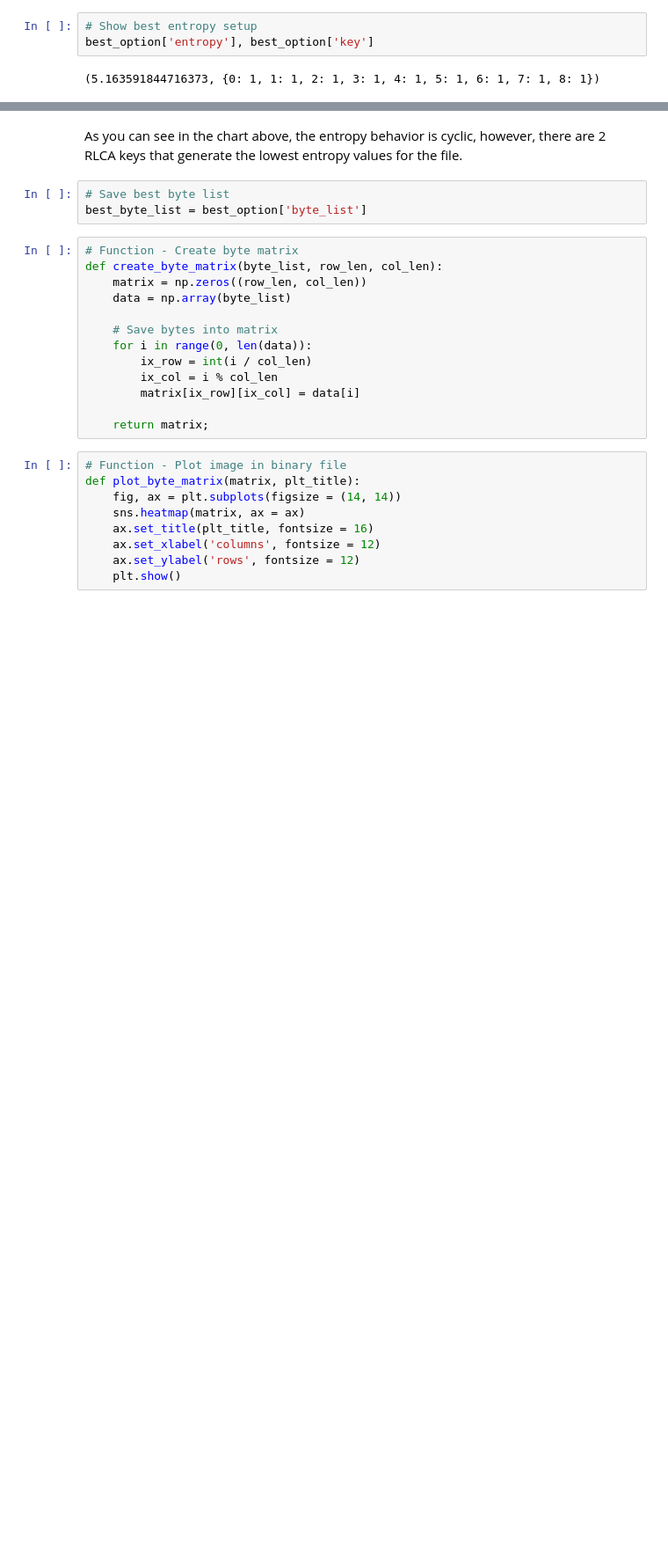
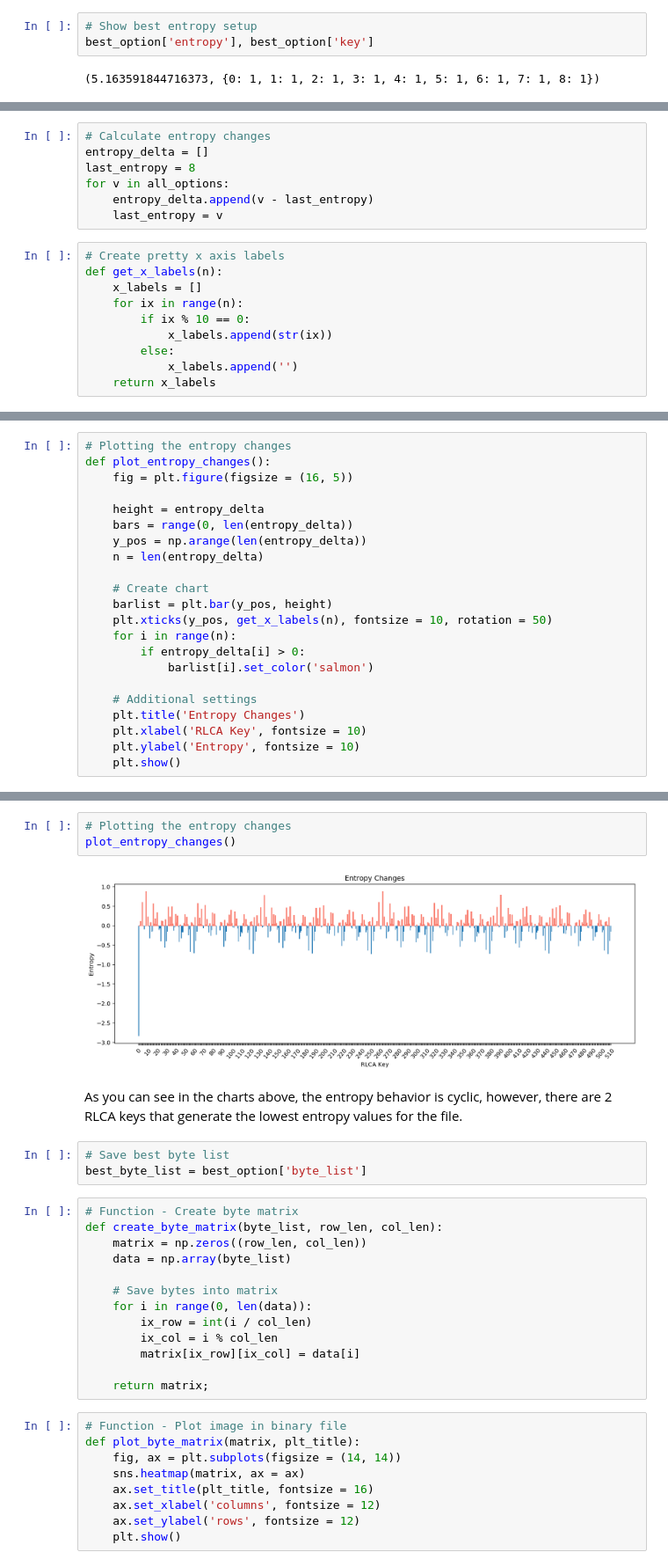
Before and after one commit to ansegura7/DataCompression, a Jupyter notebook: code/CompressionAndEntropy.ipynb, the cells around one changed output, grey strips where cells are left out. Shown at 88% size. Drawn from its saved outputs; the diff is of its cells as text; blank space fills up the shorter version.

```diff
--- a/code/CompressionAndEntropy.ipynb
+++ b/code/CompressionAndEntropy.ipynb
@@ -378 +380,18 @@ best_option['entropy'], best_option['key']
+# %%
+# Calculate entropy changes
+entropy_delta = []
+last_entropy = 8
+for v in all_options:
+    entropy_delta.append(v - last_entropy)
+    last_entropy = v
+# %%
+# Create pretty x axis labels
+def get_x_labels(n):
+    x_labels = []
+    for ix in range(n):
+        if ix % 10 == 0:
+            x_labels.append(str(ix))
+        else:
+            x_labels.append('')
+    return x_labels
 # %%
@@ -394,0 +415,22 @@ plt.show()
+# %%
+# Plotting the entropy changes
+def plot_entropy_changes():
+    fig = plt.figure(figsize = (16, 5))
+
+    height = entropy_delta
+    bars = range(0, len(entropy_delta))
+    y_pos = np.arange(len(entropy_delta))
+    n = len(entropy_delta)
+
+    # Create chart
+    barlist = plt.bar(y_pos, height)
+    plt.xticks(y_pos, get_x_labels(n), fontsize = 10, rotation = 50)
+    for i in range(n):
+        if entropy_delta[i] > 0:
+            barlist[i].set_color('salmon')
+
+    # Additional settings
+    plt.title('Entropy Changes')
+    plt.xlabel('RLCA Key', fontsize = 10)
+    plt.ylabel('Entropy', fontsize = 10)
+    plt.show()
@@ -395,5 +442,10 @@ plt.show()
+# %%
+# Plotting the entropy changes
+plot_entropy_changes()
+# %% [output]
+[figure, added]
 # %% [markdown]
-As you can see in the chart above, the entropy behavior is cyclic, however, there are 2 RLCA keys that generate the lowest entropy values for the file.
+As you can see in the charts above, the entropy behavior is cyclic, however, there are 2 RLCA keys that generate the lowest entropy values for the file.
 # %%
 # Save best byte list
 best_byte_list = best_option['byte_list']
```
Also changed, not shown: parts of 8 cells of this notebook, 1 other file.
